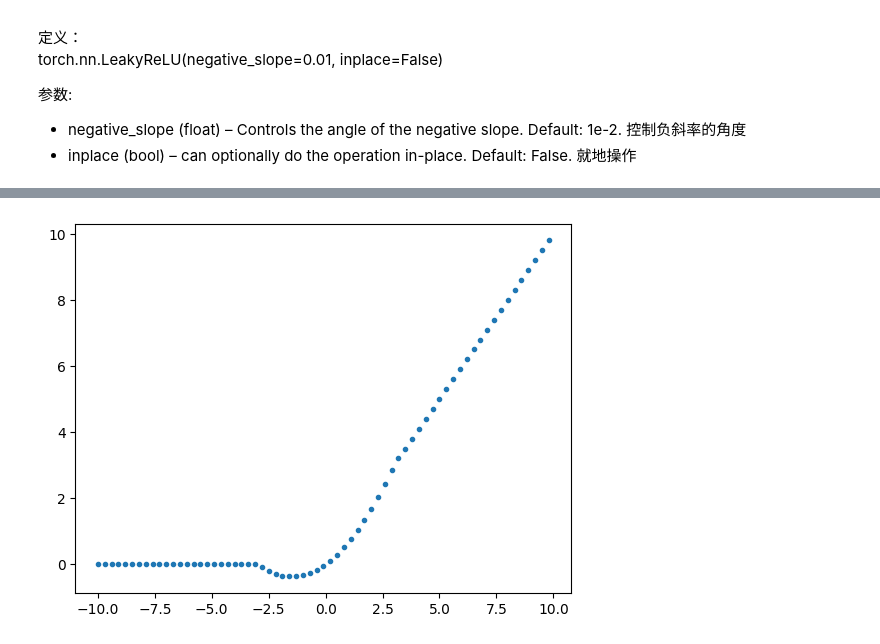
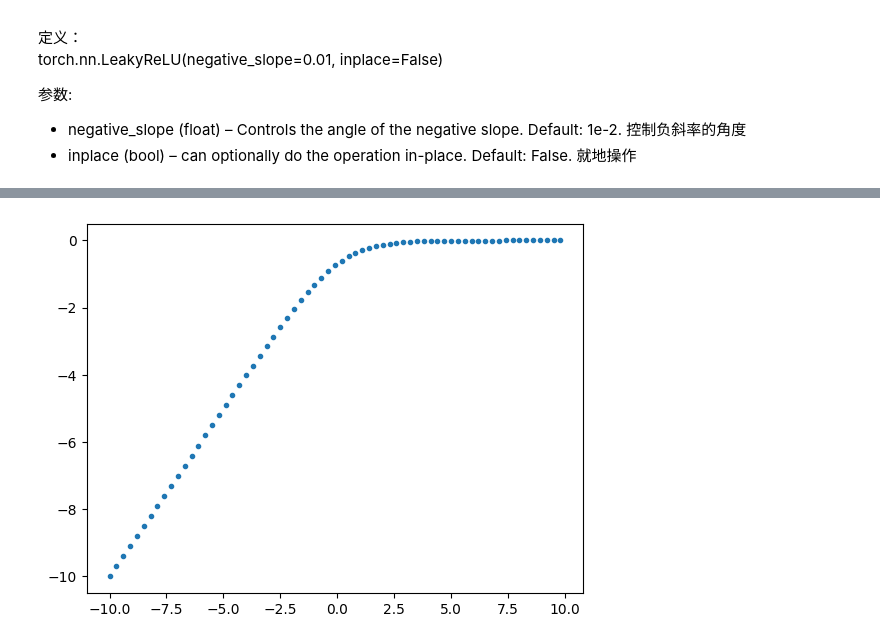
Before and after one commit to itmorn/AI.handbook, a Jupyter notebook: DL/module/Activations/ActivationsSummary.ipynb, the cells around one changed output, grey strips where cells are left out. Drawn from its saved outputs; the diff is of its cells as text; code cells hidden in the pictures.

```diff
--- a/DL/module/Activations/ActivationsSummary.ipynb
+++ b/DL/module/Activations/ActivationsSummary.ipynb
@@ -171,14 +193,14 @@ torch.nn.LeakyReLU(negative_slope=0.01, inplace=False)
 # %%
 import torch
 import torch.nn as nn
 import matplotlib.pyplot as plt
 
 input = torch.arange(start=-10,end=10,step=0.3, dtype=torch.float)
 
-m = nn.Hardswish()
+m = nn.LogSigmoid()
 
 output = m(input)
 plt.scatter(input,output,marker=".")
 plt.show()
 # %% [output]
-[figure, old version]
+[figure, new version]
```
Also changed, not shown: parts of 35 cells of this notebook.
